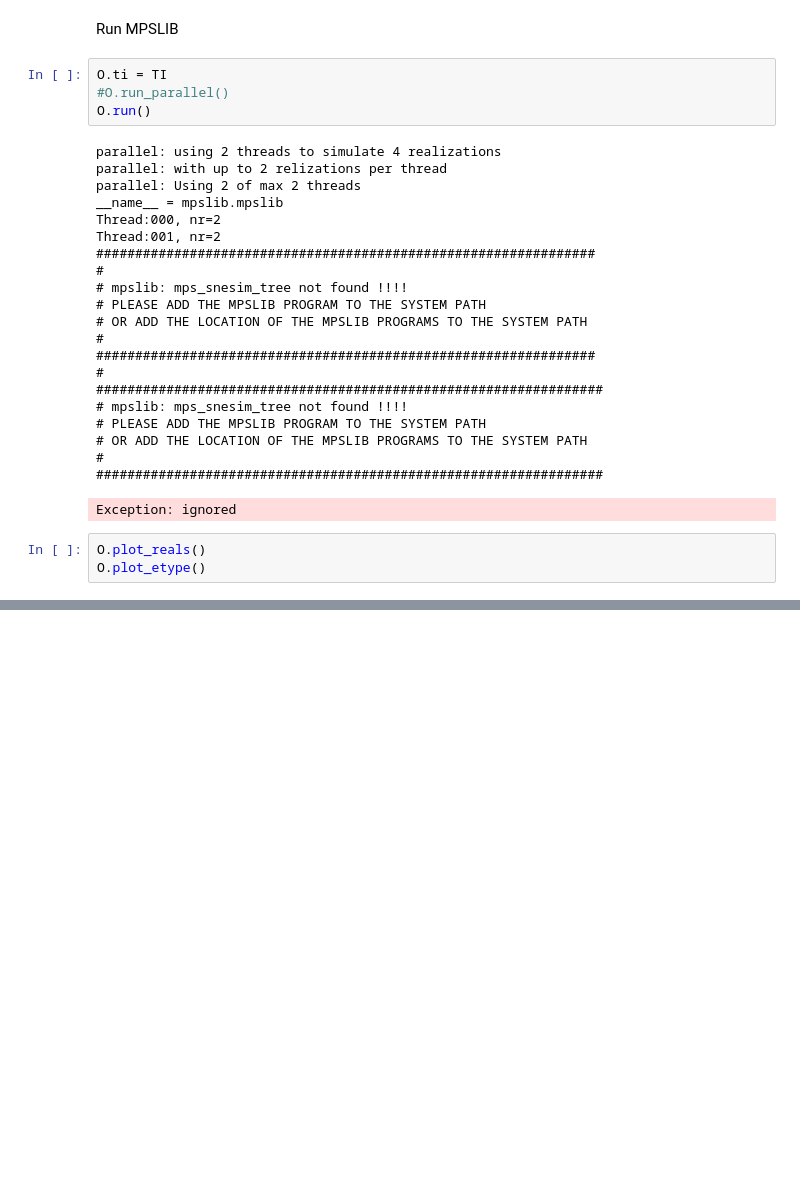
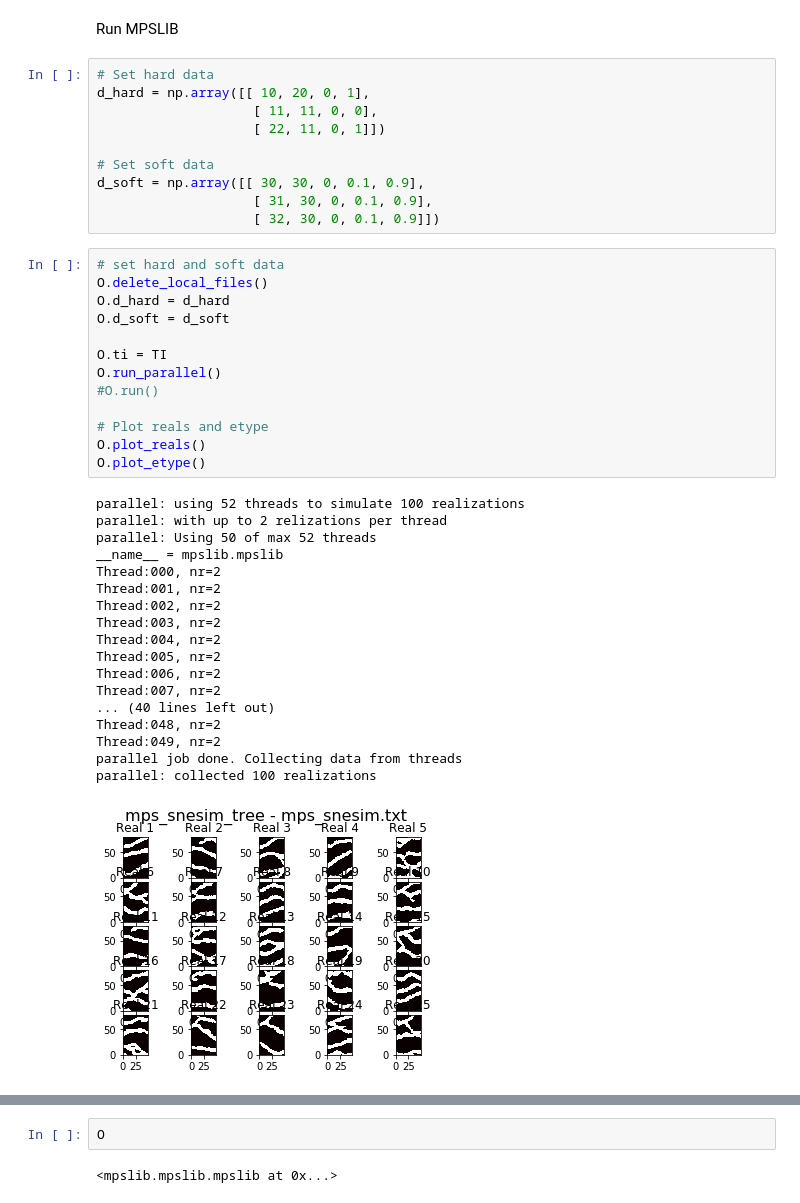
Before and after one commit to cultpenguin/sippi-all, a Jupyter notebook: scikit-mps/examples/mpslib_in_google_colab.ipynb, the cells around one changed output, grey strips where cells are left out. Cells and saved outputs as stored; diff of their text form; blank space fills up the shorter version.

```diff
--- a/scikit-mps/examples/mpslib_in_google_colab.ipynb
+++ b/scikit-mps/examples/mpslib_in_google_colab.ipynb
@@ -113,31 +113,44 @@ plt.imshow(TI[:,:,0])
 # %% [markdown]
 Run MPSLIB
-# %%
-O.ti = TI
-#O.run_parallel()
-O.run()
-# %% [output]
-parallel: using 2 threads to simulate 4 realizations
-parallel: with up to 2 relizations per thread
-parallel: Using 2 of max 2 threads
-__name__ = mpslib.mpslib
-Thread:000, nr=2
-Thread:001, nr=2
-################################################################
-#
-# mpslib: mps_snesim_tree not found !!!!
-# PLEASE ADD THE MPSLIB PROGRAM TO THE SYSTEM PATH
-# OR ADD THE LOCATION OF THE MPSLIB PROGRAMS TO THE SYSTEM PATH
-#
-################################################################
-#
-#################################################################
-# mpslib: mps_snesim_tree not found !!!!
-# PLEASE ADD THE MPSLIB PROGRAM TO THE SYSTEM PATH
-# OR ADD THE LOCATION OF THE MPSLIB PROGRAMS TO THE SYSTEM PATH
-#
-#################################################################
-Exception: ignored
-# %%
-O.plot_reals()
-O.plot_etype()
+# %%
+# Set hard data
+d_hard = np.array([[ 10, 20, 0, 1],
+                    [ 11, 11, 0, 0],
+                    [ 22, 11, 0, 1]])
+
+# Set soft data
+d_soft = np.array([[ 30, 30, 0, 0.1, 0.9],
+                    [ 31, 30, 0, 0.1, 0.9],
+                    [ 32, 30, 0, 0.1, 0.9]])
+# %%
+# set hard and soft data
+O.delete_local_files()
+O.d_hard = d_hard
+O.d_soft = d_soft
+
+O.ti = TI
+O.run_parallel()
+#O.run()
+
+# Plot reals and etype
+O.plot_reals()
+O.plot_etype()
+# %% [output]
+parallel: using 52 threads to simulate 100 realizations
+parallel: with up to 2 relizations per thread
+parallel: Using 50 of max 52 threads
+__name__ = mpslib.mpslib
+Thread:000, nr=2
+Thread:001, nr=2
+Thread:002, nr=2
+Thread:003, nr=2
+Thread:004, nr=2
+Thread:005, nr=2
+Thread:006, nr=2
+Thread:007, nr=2
+... (40 lines left out)
+Thread:048, nr=2
+Thread:049, nr=2
+parallel job done. Collecting data from threads
+parallel: collected 100 realizations
+[figure, added]
@@ -143,0 +158,4 @@ O.plot_etype()
+# %%
+O
+# %% [output]
+<mpslib.mpslib.mpslib at 0x...>
```
Also changed, not shown: parts of 4 cells of this notebook, 1 other file.
